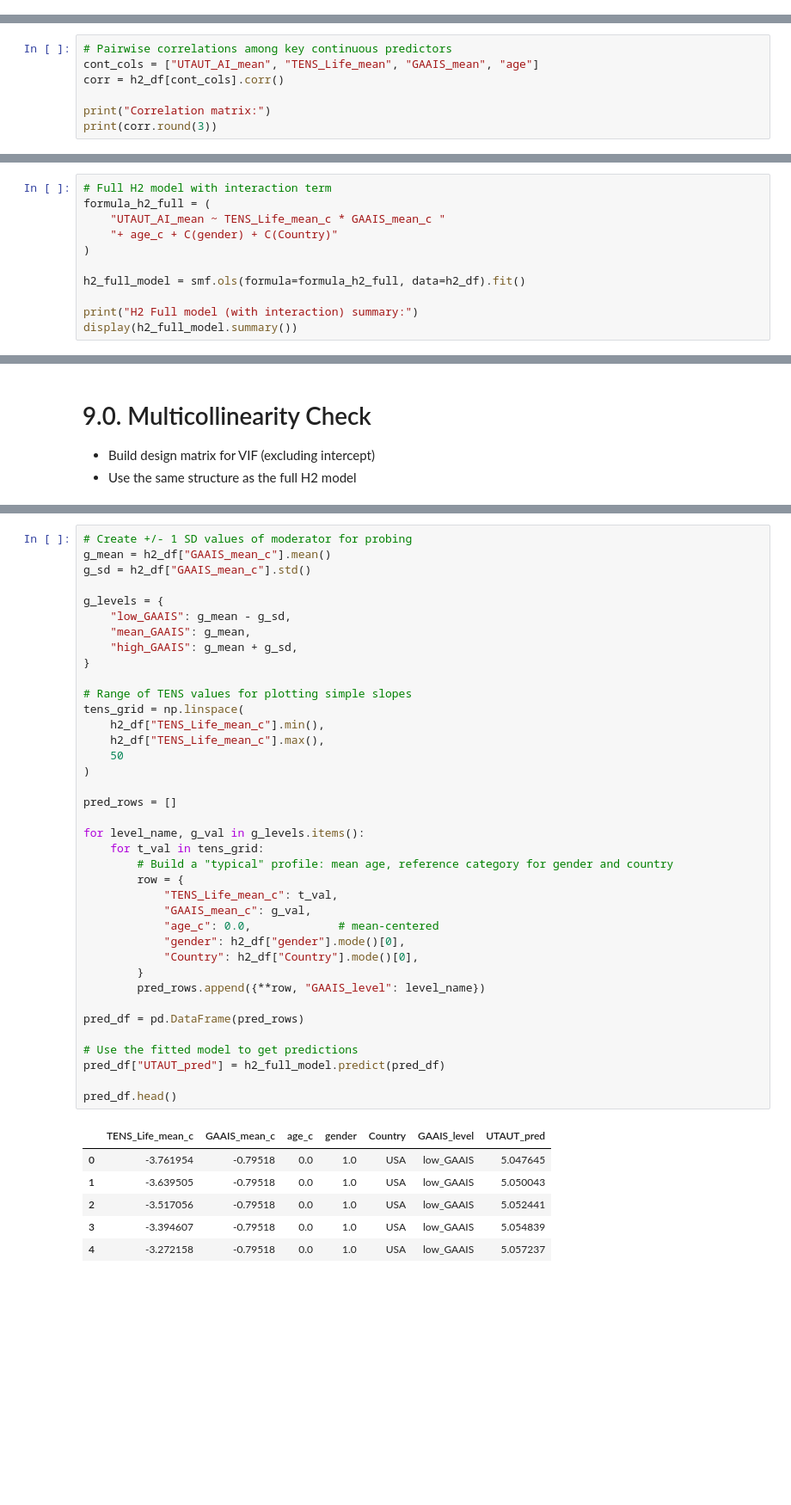
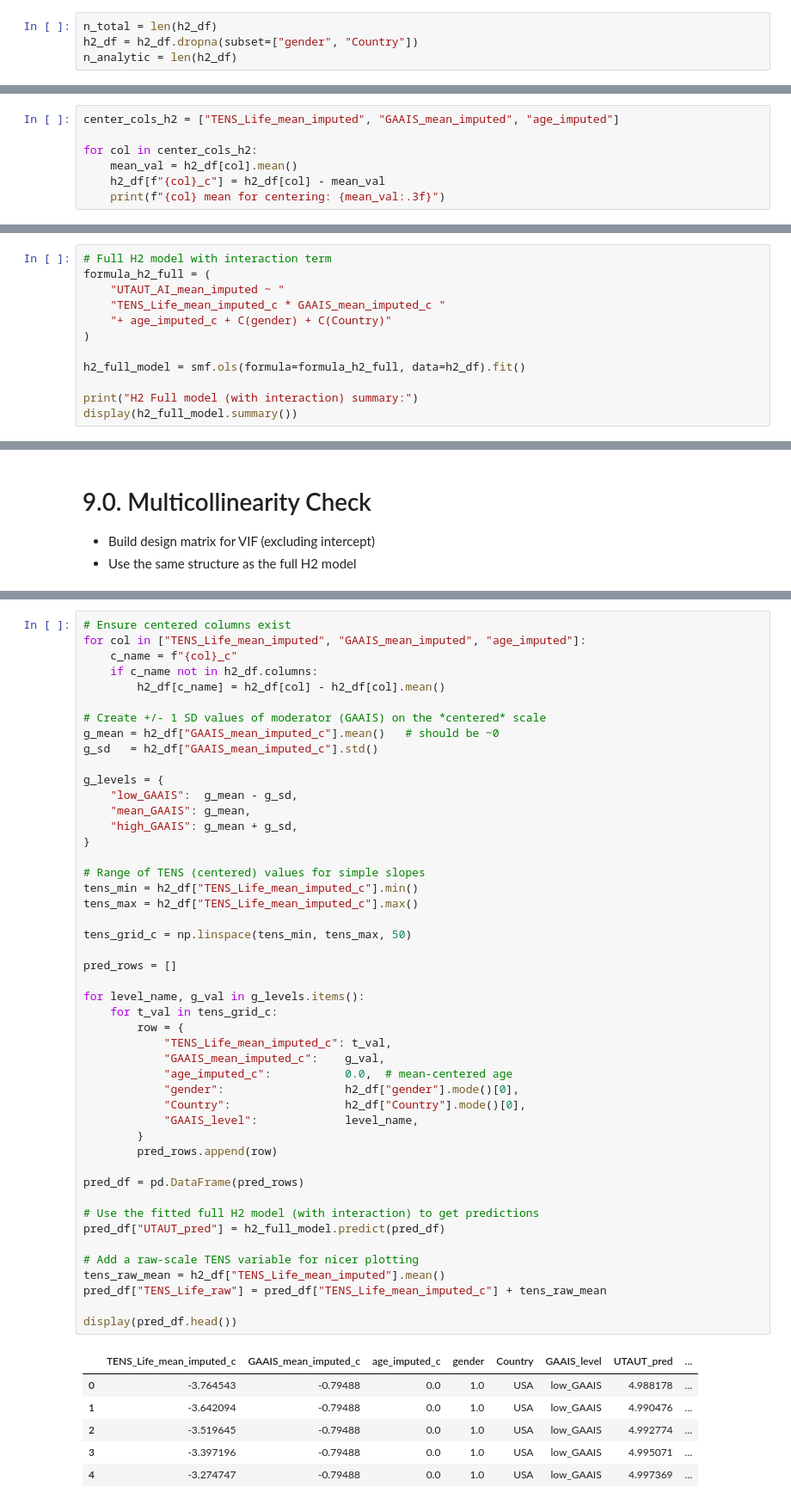
Before and after one commit to ZhaoJackson/AI_Attitude_Psychotherapy, a Jupyter notebook: H2_Moderation_SDT_Acceptance.ipynb, the cells around one changed output, grey strips where cells are left out. Shown at 86% size. Saved outputs shown, nothing was run; the diff lists cells and outputs as text; blank space fills up the shorter version.

```diff
--- a/H2_Moderation_SDT_Acceptance.ipynb
+++ b/H2_Moderation_SDT_Acceptance.ipynb
@@ -50,0 +71,4 @@ H2 sample shape: (2096, 6)
+# %%
+n_total = len(h2_df)
+h2_df = h2_df.dropna(subset=["gender", "Country"])
+n_analytic = len(h2_df)
@@ -110,8 +140,8 @@ dtype: float64
 # %%
-# Pairwise correlations among key continuous predictors
-cont_cols = ["UTAUT_AI_mean", "TENS_Life_mean", "GAAIS_mean", "age"]
-corr = h2_df[cont_cols].corr()
+center_cols_h2 = ["TENS_Life_mean_imputed", "GAAIS_mean_imputed", "age_imputed"]
 
-print("Correlation matrix:")
-print(corr.round(3))
+for col in center_cols_h2:
+    mean_val = h2_df[col].mean()
+    h2_df[f"{col}_c"] = h2_df[col] - mean_val
+    print(f"{col} mean for centering: {mean_val:.3f}")
 # %% [output]
@@ -173,8 +218,9 @@ Notes:
 # %%
 # Full H2 model with interaction term
 formula_h2_full = (
-    "UTAUT_AI_mean ~ TENS_Life_mean_c * GAAIS_mean_c "
-    "+ age_c + C(gender) + C(Country)"
+    "UTAUT_AI_mean_imputed ~ "
+    "TENS_Life_mean_imputed_c * GAAIS_mean_imputed_c "
+    "+ age_imputed_c + C(gender) + C(Country)"
 )
 
 h2_full_model = smf.ols(formula=formula_h2_full, data=h2_df).fit()
@@ -319,46 +393,55 @@ plt.show()
 # %%
-# Create +/- 1 SD values of moderator for probing
-g_mean = h2_df["GAAIS_mean_c"].mean()
-g_sd = h2_df["GAAIS_mean_c"].std()
+# Ensure centered columns exist
+for col in ["TENS_Life_mean_imputed", "GAAIS_mean_imputed", "age_imputed"]:
+    c_name = f"{col}_c"
+    if c_name not in h2_df.columns:
+        h2_df[c_name] = h2_df[col] - h2_df[col].mean()
+
+# Create +/- 1 SD values of moderator (GAAIS) on the *centered* scale
+g_mean = h2_df["GAAIS_mean_imputed_c"].mean()   # should be ~0
+g_sd   = h2_df["GAAIS_mean_imputed_c"].std()
 
 g_levels = {
-    "low_GAAIS": g_mean - g_sd,
+    "low_GAAIS":  g_mean - g_sd,
     "mean_GAAIS": g_mean,
     "high_GAAIS": g_mean + g_sd,
 }
 
-# Range of TENS values for plotting simple slopes
-tens_grid = np.linspace(
-    h2_df["TENS_Life_mean_c"].min(),
-    h2_df["TENS_Life_mean_c"].max(),
-    50
-)
+# Range of TENS (centered) values for simple slopes
+tens_min = h2_df["TENS_Life_mean_imputed_c"].min()
+tens_max = h2_df["TENS_Life_mean_imputed_c"].max()
+
+tens_grid_c = np.linspace(tens_min, tens_max, 50)
 
 pred_rows = []
 
 for level_name, g_val in g_levels.items():
-    for t_val in tens_grid:
-        # Build a "typical" profile: mean age, reference category for gender and country
+    for t_val in tens_grid_c:
         row = {
-            "TENS_Life_mean_c": t_val,
-            "GAAIS_mean_c": g_val,
-            "age_c": 0.0,             # mean-centered
-            "gender": h2_df["gender"].mode()[0],
-            "Country": h2_df["Country"].mode()[0],
+            "TENS_Life_mean_imputed_c": t_val,
+            "GAAIS_mean_imputed_c":    g_val,
+            "age_imputed_c":           0.0,  # mean-centered age
+            "gender":                  h2_df["gender"].mode()[0],
+            "Country":                 h2_df["Country"].mode()[0],
+            "GAAIS_level":             level_name,
         }
-        pred_rows.append({**row, "GAAIS_level": level_name})
+        pred_rows.append(row)
 
 pred_df = pd.DataFrame(pred_rows)
 
-# Use the fitted model to get predictions
+# Use the fitted full H2 model (with interaction) to get predictions
 pred_df["UTAUT_pred"] = h2_full_model.predict(pred_df)
 
-pred_df.head()
+# Add a raw-scale TENS variable for nicer plotting
+tens_raw_mean = h2_df["TENS_Life_mean_imputed"].mean()
+pred_df["TENS_Life_raw"] = pred_df["TENS_Life_mean_imputed_c"] + tens_raw_mean
+
+display(pred_df.head())
 # %% [output]
-|  | TENS_Life_mean_c | GAAIS_mean_c | age_c | gender | Country | GAAIS_level | UTAUT_pred |
-| 0 | -3.761954 | -0.79518 | 0.0 | 1.0 | USA | low_GAAIS | 5.047645 |
-| 1 | -3.639505 | -0.79518 | 0.0 | 1.0 | USA | low_GAAIS | 5.050043 |
-| 2 | -3.517056 | -0.79518 | 0.0 | 1.0 | USA | low_GAAIS | 5.052441 |
-| 3 | -3.394607 | -0.79518 | 0.0 | 1.0 | USA | low_GAAIS | 5.054839 |
-| 4 | -3.272158 | -0.79518 | 0.0 | 1.0 | USA | low_GAAIS | 5.057237 |
+|  | TENS_Life_mean_imputed_c | GAAIS_mean_imputed_c | age_imputed_c | gender | Country | GAAIS_level | UTAUT_pred | ... |
+| 0 | -3.764543 | -0.79488 | 0.0 | 1.0 | USA | low_GAAIS | 4.988178 | ... |
+| 1 | -3.642094 | -0.79488 | 0.0 | 1.0 | USA | low_GAAIS | 4.990476 | ... |
+| 2 | -3.519645 | -0.79488 | 0.0 | 1.0 | USA | low_GAAIS | 4.992774 | ... |
+| 3 | -3.397196 | -0.79488 | 0.0 | 1.0 | USA | low_GAAIS | 4.995071 | ... |
+| 4 | -3.274747 | -0.79488 | 0.0 | 1.0 | USA | low_GAAIS | 4.997369 | ... |
 # %% [markdown]
```
Also changed, not shown: parts of 42 cells of this notebook.
